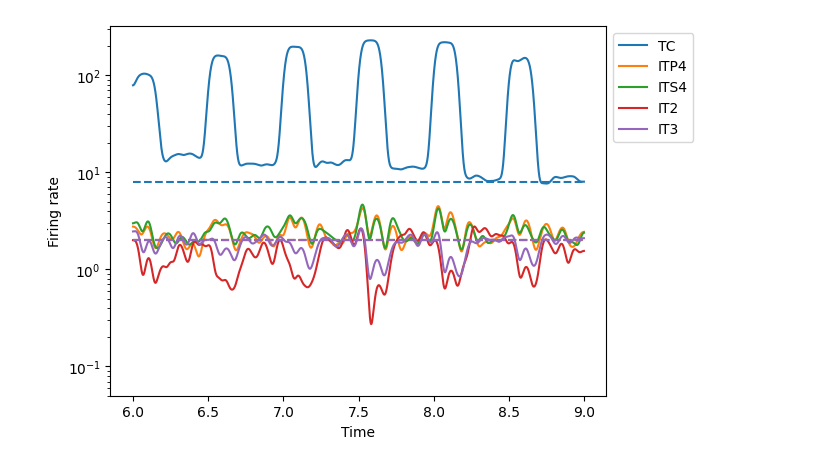
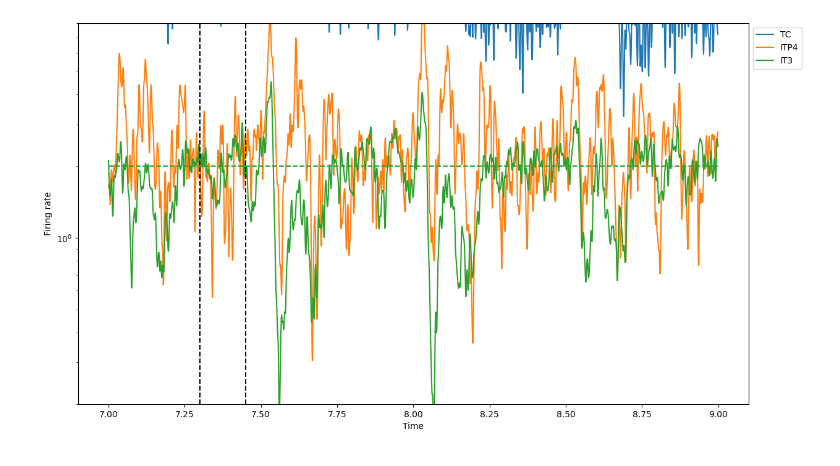
Before and after one commit to niknovikov19/A1-OUinp, a Jupyter notebook: exp_configs/batch_rxbkg_state1_mech1/explore_sim_res.ipynb, the cells around one changed output. Cells and saved outputs as stored; diff of their text form; code cells hidden in the pictures.

```diff
--- a/exp_configs/batch_rxbkg_state1_mech1/explore_sim_res.ipynb
+++ b/exp_configs/batch_rxbkg_state1_mech1/explore_sim_res.ipynb
@@ -17,7 +17,7 @@ import analysis.ou_tuning.data_proc_utils as proc_utils
 from analysis.ou_tuning import xr_utils
 
 
-dirpath_root = Path('/ddn/niknovikov19/repo/A1_OUinp')
+dirpath_root = Path().resolve().parents[1]
 exp_name_base = 'batch_rxbkg_state1_mech1'
 
 exp_name = 'net_newsec_var_seed'
@@ -44,36 +49,41 @@ Warning: Could not import rxdmath module
 # %%
 Tsim = parse_utils.get_sim_duration(sim_res)
 
 dt_bin = 1e-3
-tau = 20 * 1e-3
+tau = 2 * 1e-3
 
-t0 = 6
+t0 = 7
 T = 9
 
 #pops_vis = sim_res['simConfig']['subnet_params']['pops_active']
-pops_vis = ['TC', 'ITP4', 'ITS4', 'IT2', 'IT3']
+#pops_vis = ['TC', 'ITP4', 'ITS4', 'IT2', 'IT3']
+pops_vis = ['TC', 'ITP4', 'IT3']
+#pops_vis = ['TC', 'ITP4', 'IT3', 'IT5A', 'IT6']
 
 net_spikes = parse_utils.get_net_spikes(sim_res, pop_names=pops_vis)
 ncells = parse_utils.get_net_size(sim_res)
 
 r_data = proc_utils.calc_net_rate_dynamics(
     net_spikes, time_range=(t0, T), dt_bin=dt_bin,
     tau_smooth=tau, ncells=ncells)
 
 colors = plt.rcParams['axes.prop_cycle'].by_key()['color']
 
-plt.figure()
+plt.figure(figsize=(14, 8))
 for n, pop in enumerate(pops_vis):
     tt, rr = r_data[pop]
     plt.plot(tt, rr, label=pop, color=colors[n])
     plt.plot([tt[0], tt[-1]], [target_rates[pop]] * 2, '--', color=colors[n])
 plt.xlabel('Time')
 plt.ylabel('Firing rate')
+plt.axvline(7.3, color='k', linestyle='--')
+plt.axvline(7.45, color='k', linestyle='--')
 plt.legend(bbox_to_anchor=(1, 1))
 plt.yscale('log')
-plt.ylim(0.05, None)
+#plt.ylim(0.05, None)
+plt.ylim(0.2, 8)
 plt.show()
 
 #plt.savefig(dirpath_res / 'rvec_test.png', dpi=300, bbox_inches='tight')
 # %% [output]
-[figure, old version]
+[figure, new version]
```
Also changed, not shown: parts of 3 cells of this notebook, 11 other files.
